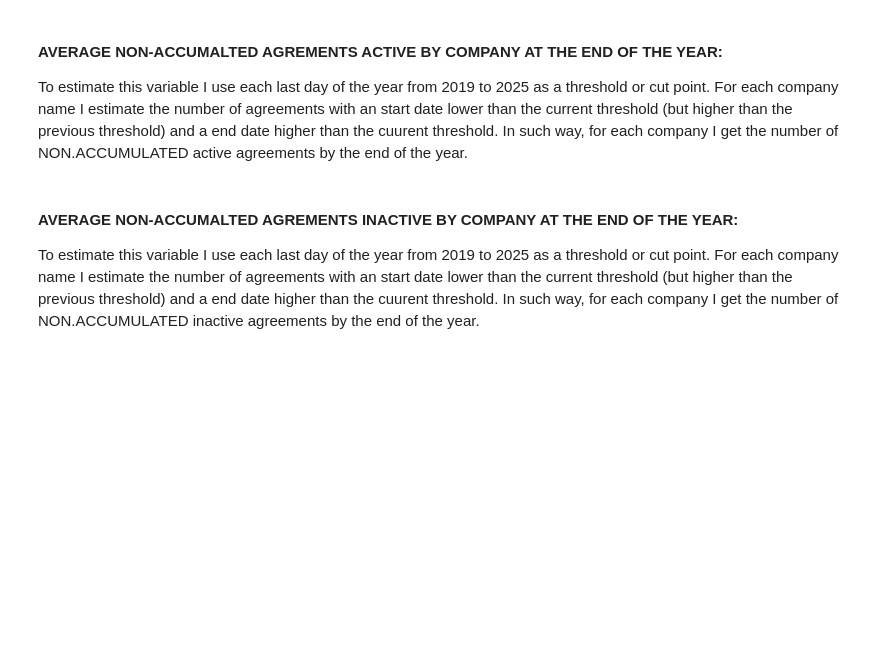
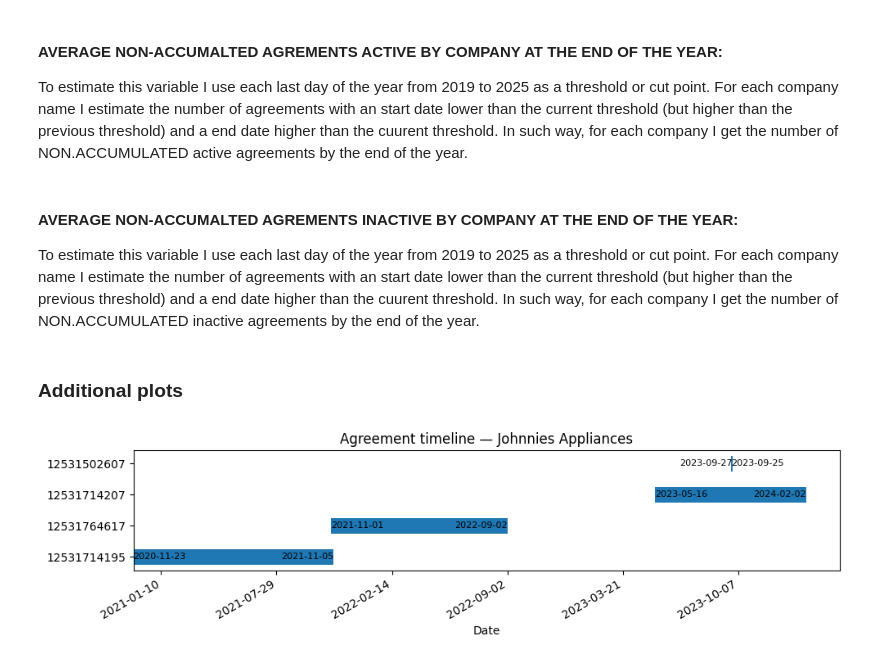
Before and after one commit to LinaMRuizG/Data-Analyst-Automation-Specialist-Test-Trial, a Jupyter notebook: solution.ipynb, the cells around one changed output. Cells and saved outputs as stored; diff of their text form; code cells hidden in the pictures; blank space fills up the shorter version.

```diff
--- a/solution.ipynb
+++ b/solution.ipynb
@@ -1559,3 +1576,50 @@ To estimate this variable I use each last day of the year from 2019 to 2025 as a
 # %% [markdown]
 #### AVERAGE NON-ACCUMALTED AGREMENTS INACTIVE BY COMPANY AT THE END OF THE YEAR:
 To estimate this variable I use each last day of the year from 2019 to 2025 as a threshold or cut point. For each company name I estimate the number of agreements with an start date lower than the current threshold (but higher than the previous threshold) and a end date higher than the cuurent threshold. In such way, for each company I get the number of NON.ACCUMULATED inactive agreements by the end of the year.
+# %% [markdown]
+### **Additional plots**
+# %%
+import pandas as pd
+import matplotlib.pyplot as plt
+
+def plot_agreements_timeline(df, company, start_col="agreement_official_start_date",
+                             end_col="agreement_end_date", id_col="agreement_id"):
+    # Filter + sort
+    d = df.loc[df["company_name"].eq(company), [id_col, start_col, end_col]].copy()
+    d = d.sort_values(start_col).reset_index(drop=True)
+
+    # Convert to matplotlib date numbers
+    start_num = pd.to_datetime(d[start_col]).map(pd.Timestamp.toordinal)
+    end_num   = pd.to_datetime(d[end_col]).map(pd.Timestamp.toordinal)
+
+    # Durations (in days)
+    durations = (end_num - start_num).astype(int)
+
+    # Plot
+    fig, ax = plt.subplots(figsize=(10, max(2.5, 0.7 * len(d))))
+
+    y = range(len(d))
+    ax.barh(y, durations, left=start_num, height=0.5)
+
+    # Labels
+    ax.set_yticks(list(y))
+    ax.set_yticklabels(d[id_col].astype(str))
+    ax.set_xlabel("Date")
+    ax.set_title(f"Agreement timeline — {company}")
+
+    # Format x-axis back to dates
+    ticks = ax.get_xticks()
+    ax.set_xticklabels([pd.Timestamp.fromordinal(int(t)).strftime("%Y-%m-%d") for t in ticks],
+                       rotation=30, ha="right")
+
+    # Optional: show start/end text on bars
+    for i, (s, e) in enumerate(zip(pd.to_datetime(d[start_col]), pd.to_datetime(d[end_col]))):
+        ax.text(s.toordinal(), i, s.strftime("%Y-%m-%d"), va="center", ha="left", fontsize=8)
+        ax.text(e.toordinal(), i, e.strftime("%Y-%m-%d"), va="center", ha="right", fontsize=8)
+
+    plt.tight_layout()
+    plt.show()
+# %%
+plot_agreements_timeline(dataE01, "Johnnies Appliances")
+# %% [output]
+[figure, added]
```
Also changed, not shown: parts of 28 cells of this notebook.
